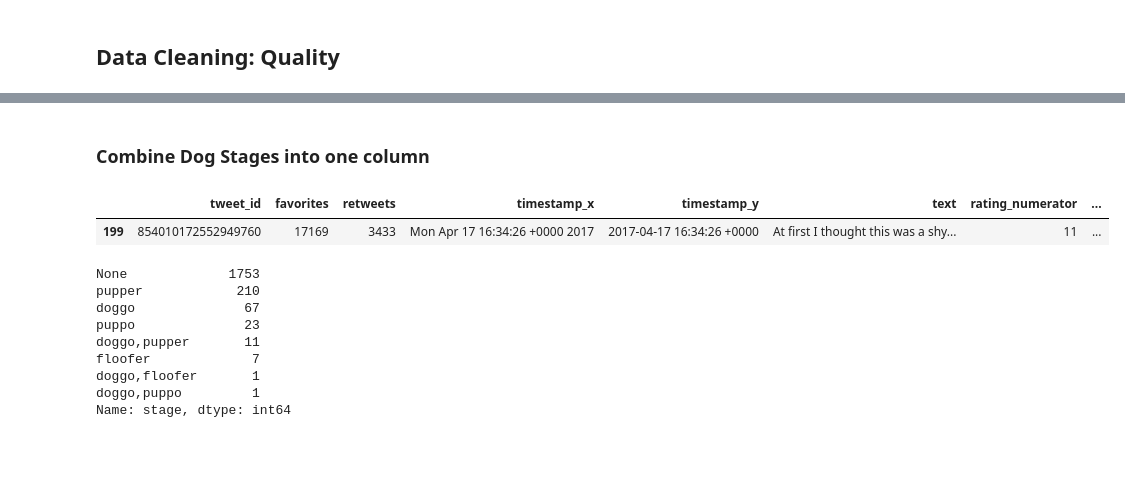
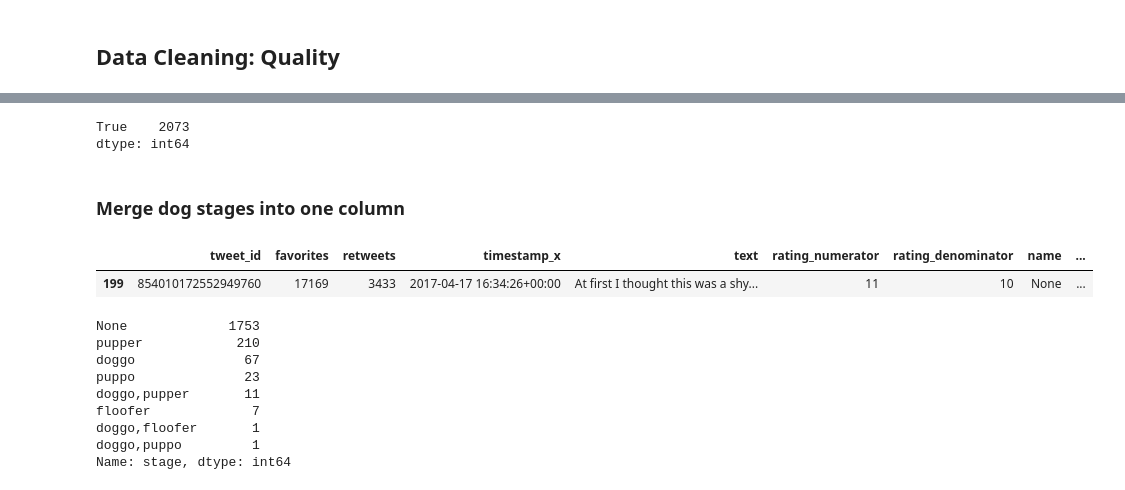
Before and after one commit to jessicarose00/Udacity_Nanodegree, a Jupyter notebook: wrangle_twitter_data/WeRateDogs.ipynb, the cells around one changed output, grey strips where cells are left out. Drawn from its saved outputs; the diff is of its cells as text; code cells hidden in the pictures; blank space fills up the shorter version.

```diff
--- a/wrangle_twitter_data/WeRateDogs.ipynb
+++ b/wrangle_twitter_data/WeRateDogs.ipynb
@@ -167,0 +161,3 @@ full.head()
+# %%
+full = pd.read_csv('full_raw.csv')
+full.head()
@@ -204,11 +196,13 @@ pupper                         0.000000
 puppo                          0.000000
 dtype: float64
 # %%
-# Drop high % null columns
+# Drop high % null columns and unnecessary columns
 full.drop(columns=['in_reply_to_status_id',
-                        'in_reply_to_user_id',
-                        'retweeted_status_id',
-                        'retweeted_status_user_id',
-                        'retweeted_status_timestamp'], inplace=True)
+                   'in_reply_to_user_id',
+                   'retweeted_status_id',
+                   'retweeted_status_user_id',
+                   'retweeted_status_timestamp',
+                   'expanded_urls',
+                   'source'], inplace=True)
 # %% [markdown]
 ## Data Cleaning: Quality
@@ -214,0 +216,4 @@ full.drop(columns=['in_reply_to_status_id',
+# %%
+# Filter the full dataset to include same IDs as image_preds
+full = full[full['tweet_id'].isin(image_preds['tweet_id'])]
+full.shape
@@ -214,0 +224,2 @@ full.drop(columns=['in_reply_to_status_id',
+# %%
+full['tweet_id'] = full['tweet_id'].astype('str')
@@ -214,0 +259,6 @@ full.drop(columns=['in_reply_to_status_id',
+# %%
+# Confirm timestamps match
+(full['timestamp_x'] == full['timestamp_y']).value_counts()
+# %% [output]
+True    2073
+dtype: int64
@@ -215,10 +268,10 @@ full.drop(columns=['in_reply_to_status_id',
 # %% [markdown]
-### Combine Dog Stages into one column
+### Merge dog stages into one column
 # %%
 # Can a dog identify in multiple stages?
-tweets_full[(tweets_full['doggo']=='doggo')&(tweets_full['floofer']=='floofer')]
+full[(full['doggo']=='doggo')&(full['floofer']=='floofer')]
 # %% [output]
-|  | tweet_id | favorites | retweets | timestamp_x | timestamp_y | text | rating_numerator | ... |
-| 199 | 854010172552949760 | 17169 | 3433 | Mon Apr 17 16:34:26 +0000 2017 | 2017-04-17 16:34:26 +0000 | At first I thought this was a shy... | 11 | ... |
+|  | tweet_id | favorites | retweets | timestamp_x | text | rating_numerator | rating_denominator | name | ... |
+| 199 | 854010172552949760 | 17169 | 3433 | 2017-04-17 16:34:26+00:00 | At first I thought this was a shy... | 11 | 10 | None | ... |
 # %%
 # Iterate through dog stages and combine into one column
```
Also changed, not shown: parts of 43 cells of this notebook.
